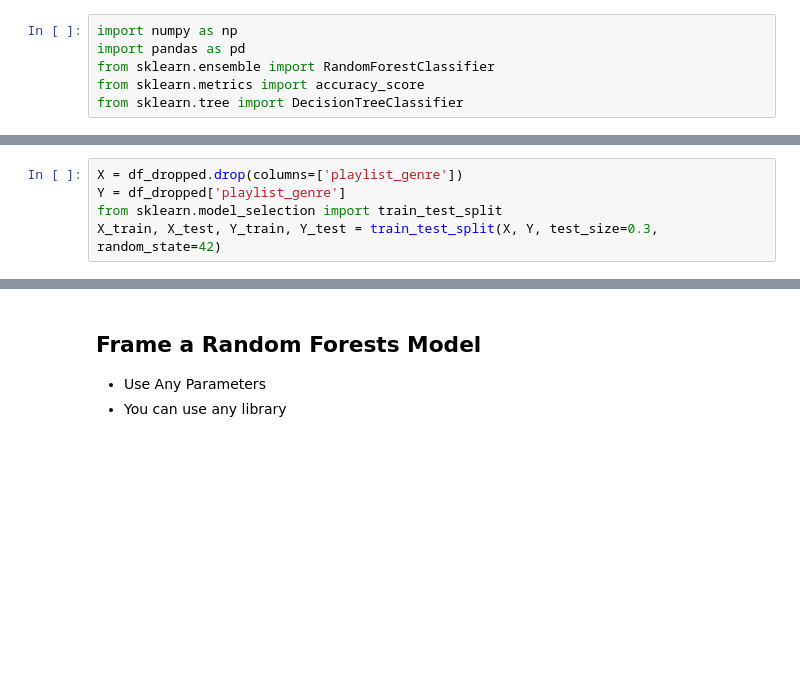
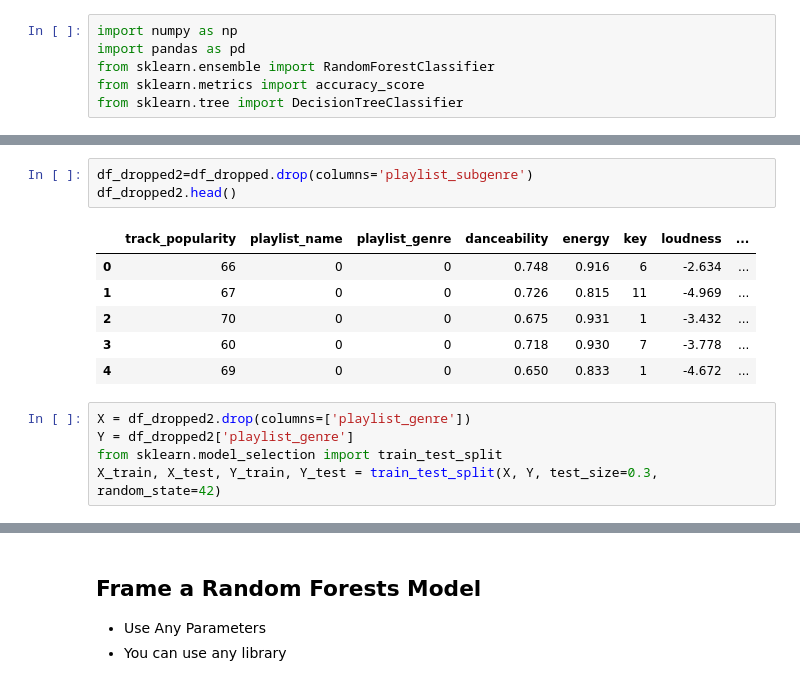
Before and after one commit to ElectronicsClub-IITK/Voice-Morph-Companion, a Jupyter notebook: Week 2/RF and DT Assignment/Assignment.ipynb, the cells around one changed output, grey strips where cells are left out. Saved outputs shown, nothing was run; the diff lists cells and outputs as text; blank space fills up the shorter version.

```diff
--- a/Week 2/RF and DT Assignment/Assignment.ipynb
+++ b/Week 2/RF and DT Assignment/Assignment.ipynb
@@ -30,5 +191,15 @@ from sklearn.tree import DecisionTreeClassifier
+# %%
+df_dropped2=df_dropped.drop(columns='playlist_subgenre')
+df_dropped2.head()
+# %% [output]
+|  | track_popularity | playlist_name | playlist_genre | danceability | energy | key | loudness | ... |
+| 0 | 66 | 0 | 0 | 0.748 | 0.916 | 6 | -2.634 | ... |
+| 1 | 67 | 0 | 0 | 0.726 | 0.815 | 11 | -4.969 | ... |
+| 2 | 70 | 0 | 0 | 0.675 | 0.931 | 1 | -3.432 | ... |
+| 3 | 60 | 0 | 0 | 0.718 | 0.930 | 7 | -3.778 | ... |
+| 4 | 69 | 0 | 0 | 0.650 | 0.833 | 1 | -4.672 | ... |
 # %%
-X = df_dropped.drop(columns=['playlist_genre'])
-Y = df_dropped['playlist_genre']
+X = df_dropped2.drop(columns=['playlist_genre'])
+Y = df_dropped2['playlist_genre']
 from sklearn.model_selection import train_test_split
 X_train, X_test, Y_train, Y_test = train_test_split(X, Y, test_size=0.3, random_state=42)
```
Also changed, not shown: parts of 15 cells of this notebook.
